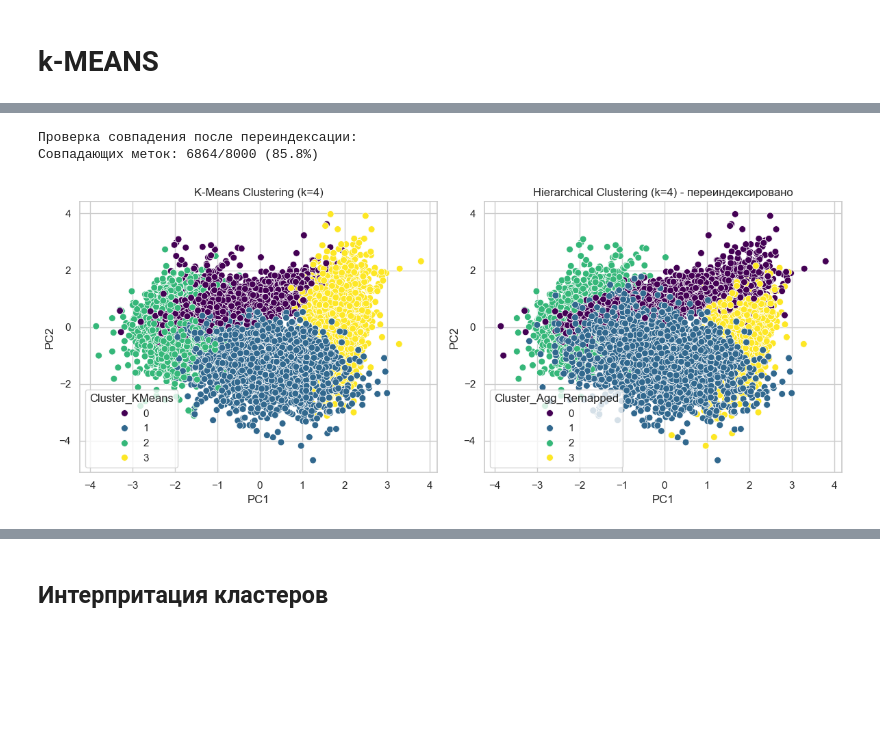
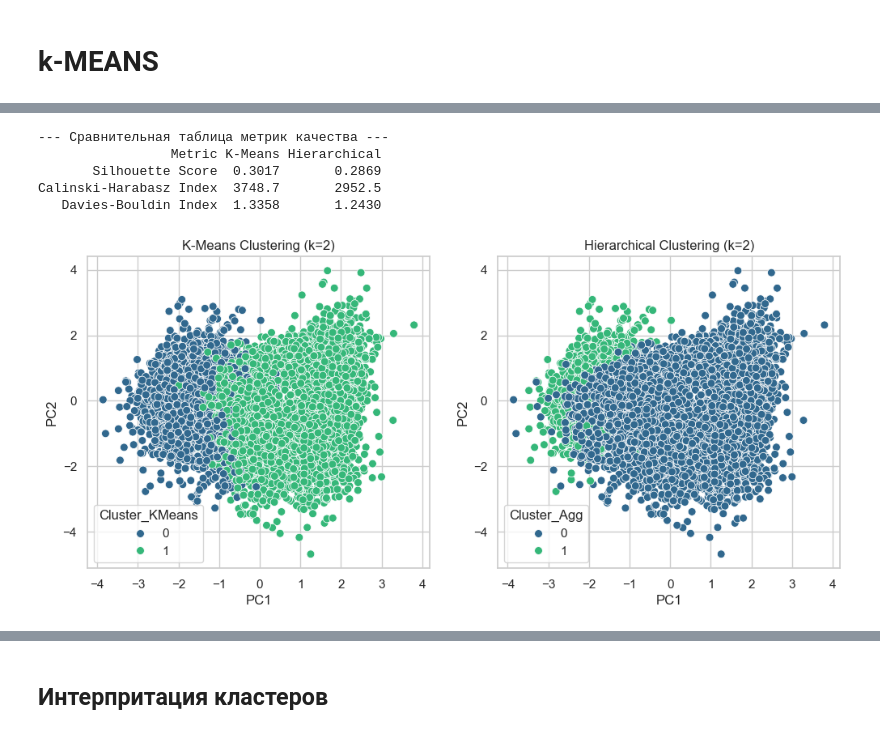
Before and after one commit to anlu4k/LAB4, a Jupyter notebook: lab4.ipynb, the cells around one changed output, grey strips where cells are left out. Drawn from its saved outputs; the diff is of its cells as text; code cells hidden in the pictures; blank space fills up the shorter version.

```diff
--- a/lab4.ipynb
+++ b/lab4.ipynb
@@ -199,4 +239,8 @@ else:
 # %%
+informative_features = ['Sweetness', 'Softness', 'Weight', 'Size']
 scaler = StandardScaler()
 df_scaled = scaler.fit_transform(df)
 df_scaled = pd.DataFrame(df_scaled, columns=df.columns)
+X = df_scaled[informative_features].values
+print(f"Размер X для кластеризации: {X.shape}")
+print(f"Используемые признаки: {informative_features}")
@@ -221,8 +287,6 @@ plt.show()
 # %% [markdown]
 # Поиск оптимального количества кластеров
 # %%
-X = df_scaled.values
-
 k_range = range(2, 11)
 inertias = []
 silhouette_scores = []
@@ -245,7 +309,7 @@ plt.subplot(1, 2, 1)
 plt.plot(k_range, inertias, 'bo-', linewidth=2, markersize=8)
 plt.xlabel('Количество кластеров (K)')
 plt.ylabel('Inertia')
-plt.title('Метод локтя (Elbow Method)')
+plt.title('Метод локтя (Elbow Method) - 4 признака')
 plt.grid(True, alpha=0.3)
 plt.xticks(k_range)
 
@@ -253,7 +317,7 @@ plt.subplot(1, 2, 2)
 bars = plt.barh(k_range, silhouette_scores, color='steelblue', alpha=0.7, height=0.6)
 plt.xlabel('Silhouette Score')
 plt.ylabel('Количество кластеров (K)')
-plt.title('Силуэтный анализ (Silhouette Analysis)', fontsize=14, pad=15)
+plt.title('Силуэтный анализ - 4 признака', fontsize=14, pad=15)
 plt.yticks(k_range)
 plt.grid(True, alpha=0.3, axis='x')
 plt.gca().invert_yaxis()
@@ -266,12 +330,13 @@ for bar, score in zip(bars, silhouette_scores):
 plt.tight_layout()
 plt.show()
 
+# Определение оптимального K
 best_k = k_range[np.argmax(silhouette_scores)]
 best_score = max(silhouette_scores)
-print(f"Оптимальное K по силуэту: {best_k} (score = {best_score:.4f})")
+print(f"Оптимальное K по силуэту для 4 признаков: {best_k} (score = {best_score:.4f})")
 print(f"Силуэтные коэффициенты для K=[2..10]:")
 for k, score in zip(k_range, silhouette_scores):
     print(f"  k={k}: {score:.4f}")
 
-OPTIMAL_K = 4
+OPTIMAL_K = best_k  # Используем оптимальное K, найденное по силуэту
 # %% [output]
@@ -421,41 +450,47 @@ Calinski-Harabasz Index  2179.6       1871.4
+# %%
+# Сравнительная таблица
+results = {
+    'Metric': ['Silhouette Score', 'Calinski-Harabasz Index', 'Davies-Bouldin Index'],
+    'K-Means': [
+        f"{kmeans_silhouette:.4f}",
+        f"{kmeans_calinski:.1f}",
+        f"{kmeans_davies:.4f}"
+    ],
+    'Hierarchical': [
+        f"{agg_silhouette:.4f}",
+        f"{agg_calinski:.1f}",
+        f"{agg_davies:.4f}"
+    ]
+}
+
+results_df = pd.DataFrame(results)
+print("\n--- Сравнительная таблица метрик качества ---")
+print(results_df.to_string(index=False))
+# %% [output]
+--- Сравнительная таблица метрик качества ---
+                 Metric K-Means Hierarchical
+       Silhouette Score  0.3017       0.2869
+Calinski-Harabasz Index  3748.7       2952.5
+   Davies-Bouldin Index  1.3358       1.2430
 # %%
-from sklearn.metrics import confusion_matrix
-
-cm = confusion_matrix(kmeans_labels, labels_agg)
-
-from scipy.optimize import linear_sum_assignment
-
-row_ind, col_ind = linear_sum_assignment(-cm)
-
-labels_agg_remapped = np.zeros_like(labels_agg)
-for kmeans_idx, agg_idx in zip(row_ind, col_ind):
-    labels_agg_remapped[labels_agg == agg_idx] = kmeans_idx
-
-print("Проверка совпадения после переиндексации:")
-same_count = (kmeans_labels == labels_agg_remapped).sum()
-print(f"Совпадающих меток: {same_count}/{len(kmeans_labels)} ({same_count/len(kmeans_labels)*100:.1f}%)")
+pca = PCA(n_components=2)
+principal_components = pca.fit_transform(df_scaled)
+pca_df = pd.DataFrame(data=principal_components, columns=['PC1', 'PC2'])
 
 pca_df['Cluster_KMeans'] = kmeans_labels
-pca_df['Cluster_Agg_Remapped'] = labels_agg_remapped
+pca_df['Cluster_Agg'] = labels_agg
 
 plt.figure(figsize=(12, 5))
-
 plt.subplot(1, 2, 1)
-sns.scatterplot(x="PC1", y="PC2", hue="Cluster_KMeans", data=pca_df,
-                palette="viridis", s=50)
+sns.scatterplot(x="PC1", y="PC2", hue="Cluster_KMeans", data=pca_df, palette="viridis", s=50)
 plt.title(f'K-Means Clustering (k={OPTIMAL_K})')
 
 plt.subplot(1, 2, 2)
-sns.scatterplot(x="PC1", y="PC2", hue="Cluster_Agg_Remapped", data=pca_df,
-                palette="viridis", s=50)
-plt.title(f'Hierarchical Clustering (k={OPTIMAL_K}) - переиндексировано')
-
-plt.tight_layout()
+sns.scatterplot(x="PC1", y="PC2", hue="Cluster_Agg", data=pca_df, palette="viridis", s=50)
+plt.title(f'Hierarchical Clustering (k={OPTIMAL_K})')
 plt.show()
 # %% [output]
-Проверка совпадения после переиндексации:
-Совпадающих меток: 6864/8000 (85.8%)
-[figure, old version]
+[figure, new version]
 # %%
 from sklearn.metrics import adjusted_rand_score, euclidean_distances
 from scipy.spatial.distance import cdist
```
Also changed, not shown: parts of 26 cells of this notebook.
